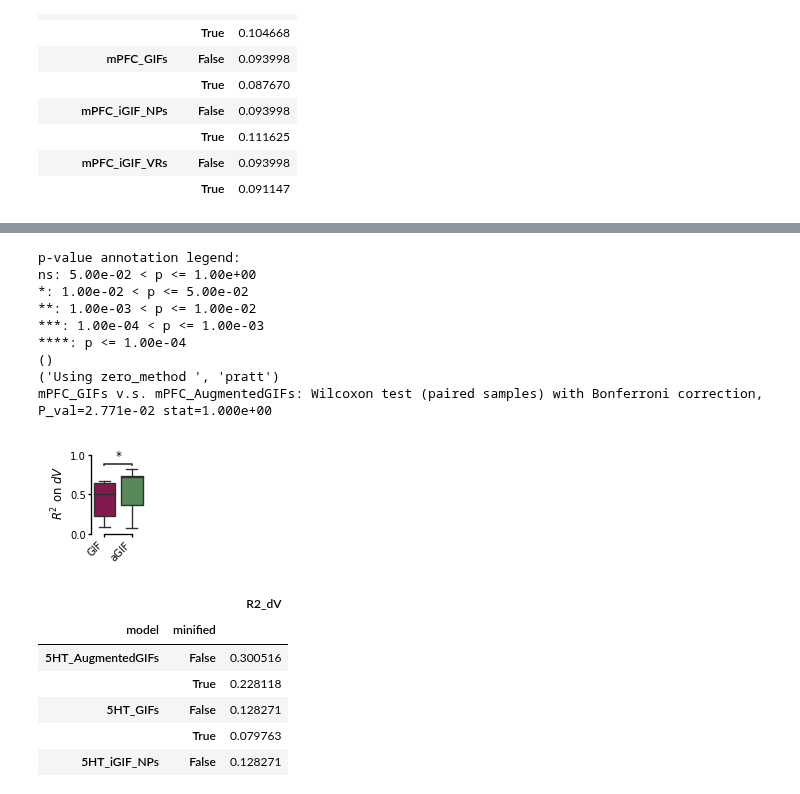
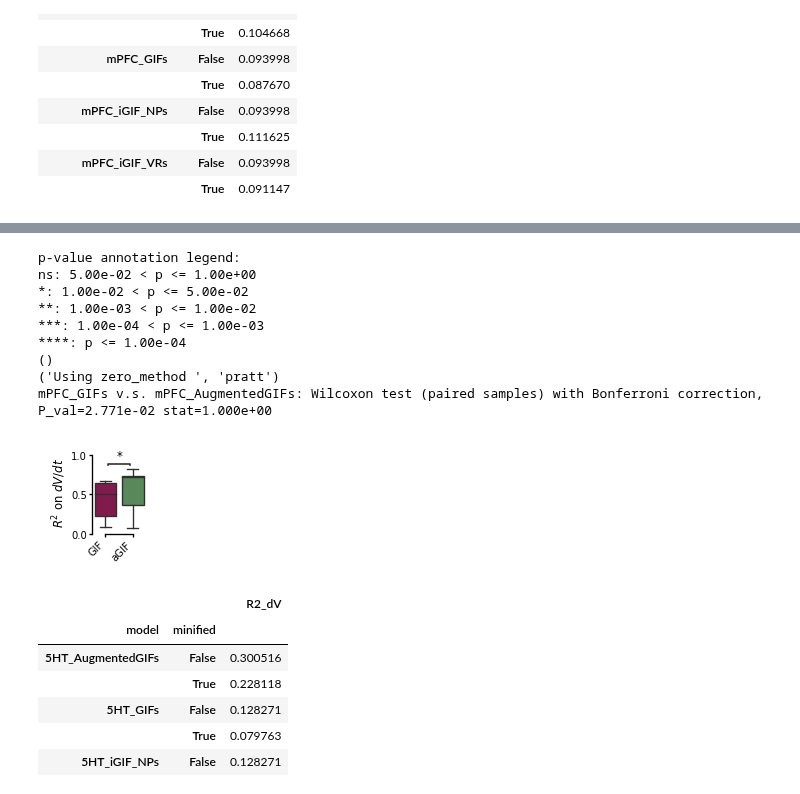
Before and after one commit to nauralcodinglab/raphegif, a Jupyter notebook: figs/scripts/writeup/single_neuron_model_benchmarks.ipynb, the cells around one changed output, grey strips where cells are left out. Cells and saved outputs as stored; diff of their text form; code cells hidden in the pictures.

```diff
--- a/figs/scripts/writeup/single_neuron_model_benchmarks.ipynb
+++ b/figs/scripts/writeup/single_neuron_model_benchmarks.ipynb
@@ -653,35 +744,35 @@ add_stat_annotation(
     linewidth=1,
     fontsize=7,
     line_offset=0.3,
     order=['mPFC_GIFs', 'mPFC_AugmentedGIFs'],
     box_pairs=[
         ('mPFC_GIFs', 'mPFC_AugmentedGIFs'),
     ],
     comparisons_correction='bonferroni',
     test='Wilcoxon'
 )
 plt.xticks([0, 1], ['GIF', 'aGIF'], rotation=45, ha='right')
 plt.yticks([0, 0.5, 1])
 plt.xlabel('')
-plt.ylabel('$R^2$ on $dV$')
+plt.ylabel('$R^2$ on $dV/dt$')
 pltools.hide_border('tr', trim=True)
 
 plt.subplots_adjust(left=0.4, bottom=0.25, top=0.95, right=0.97)
 
 if IMG_PATH is not None:
     plt.savefig(os.path.join(IMG_PATH, 'mPFC_r2_dV_benchmark.png'))
     plt.savefig(os.path.join(IMG_PATH, 'mPFC_r2_dV_benchmark.svg'))
 # %% [output]
 p-value annotation legend:
 ns: 5.00e-02 < p <= 1.00e+00
 *: 1.00e-02 < p <= 5.00e-02
 **: 1.00e-03 < p <= 1.00e-02
 ***: 1.00e-04 < p <= 1.00e-03
 ****: p <= 1.00e-04
 ()
 ('Using zero_method ', 'pratt')
 mPFC_GIFs v.s. mPFC_AugmentedGIFs: Wilcoxon test (paired samples) with Bonferroni correction, P_val=2.771e-02 stat=1.000e+00
-[figure, old version]
+[figure, new version]
 # %%
 piv = benchmarks['5HT']['R2_dV'].melt(
     value_vars=['5HT_AugmentedGIFs', '5HT_GIFs', '5HT_iGIF_NPs', '5HT_iGIF_VRs'],
```
Also changed, not shown: parts of 14 cells of this notebook.
